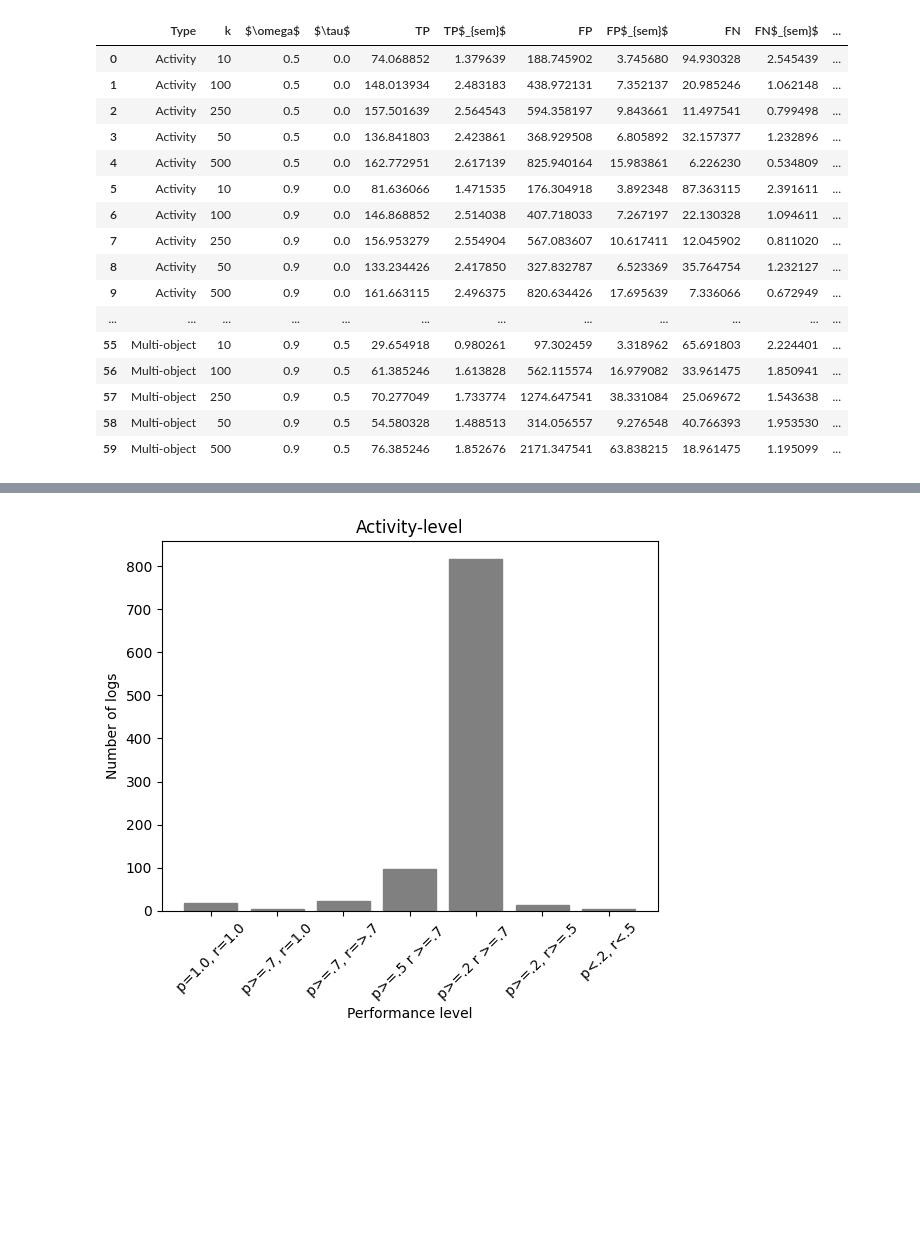
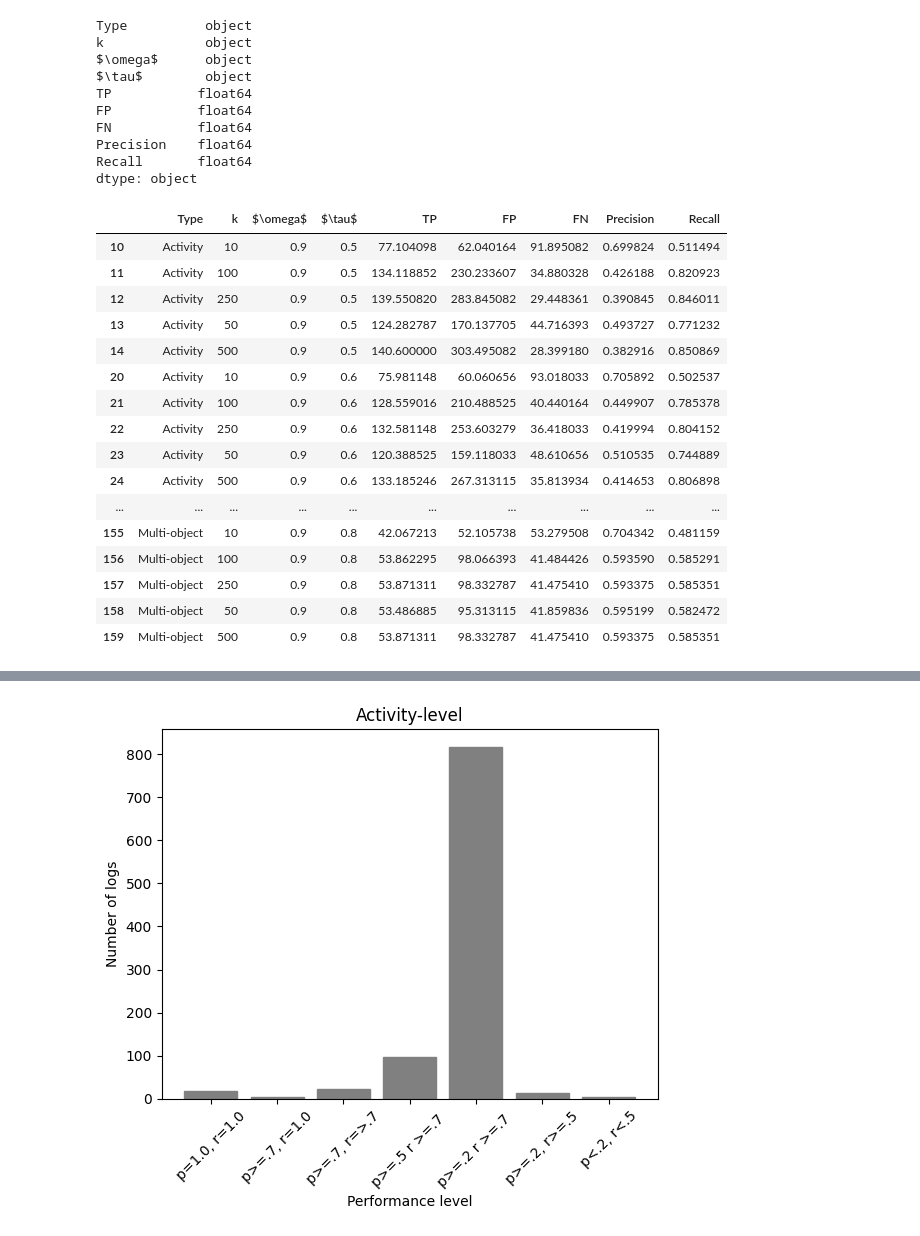
Before and after one commit to a-rebmann/semantic-constraint-miner, a Jupyter notebook: notebooks/evaluation_results.ipynb, the cells around one changed output, grey strips where cells are left out. Cells and saved outputs as stored; diff of their text form; code cells hidden in the pictures; blank space fills up the shorter version.

```diff
--- a/notebooks/evaluation_results.ipynb
+++ b/notebooks/evaluation_results.ipynb
@@ -182,35 +119,52 @@ table_df = pd.DataFrame({
     '$\omega$': omega_column,
     '$\tau$': tau_column,
     'TP': tp_column,
-    'TP$_{sem}$': tp_column_sem,
+    #'TP$_{sem}$': tp_column_sem,
     'FP': fp_column,
-    'FP$_{sem}$': fp_column_sem,
+    #'FP$_{sem}$': fp_column_sem,
     'FN': fn_column,
-    'FN$_{sem}$': fn_column_sem,
+    #'FN$_{sem}$': fn_column_sem,
     'Precision': prec_column,
-    'Precision$_{sem}$': prec_column_sem,
+    #'Precision$_{sem}$': prec_column_sem,
     'Recall': rec_column,
-    'Recall$_{sem}$': rec_column_sem
+    #'Recall$_{sem}$': rec_column_sem
 })
 table_df#['Recall$_{sem}$'].max()
+table_df.dtypes
 # %% [output]
-|  | Type | k | $\omega$ | $\tau$ | TP | TP$_{sem}$ | FP | FP$_{sem}$ | FN | FN$_{sem}$ | ... |
-| 0 | Activity | 10 | 0.5 | 0.0 | 74.068852 | 1.379639 | 188.745902 | 3.745680 | 94.930328 | 2.545439 | ... |
-| 1 | Activity | 100 | 0.5 | 0.0 | 148.013934 | 2.483183 | 438.972131 | 7.352137 | 20.985246 | 1.062148 | ... |
-| 2 | Activity | 250 | 0.5 | 0.0 | 157.501639 | 2.564543 | 594.358197 | 9.843661 | 11.497541 | 0.799498 | ... |
-| 3 | Activity | 50 | 0.5 | 0.0 | 136.841803 | 2.423861 | 368.929508 | 6.805892 | 32.157377 | 1.232896 | ... |
-| 4 | Activity | 500 | 0.5 | 0.0 | 162.772951 | 2.617139 | 825.940164 | 15.983861 | 6.226230 | 0.534809 | ... |
-| 5 | Activity | 10 | 0.9 | 0.0 | 81.636066 | 1.471535 | 176.304918 | 3.892348 | 87.363115 | 2.391611 | ... |
-| 6 | Activity | 100 | 0.9 | 0.0 | 146.868852 | 2.514038 | 407.718033 | 7.267197 | 22.130328 | 1.094611 | ... |
-| 7 | Activity | 250 | 0.9 | 0.0 | 156.953279 | 2.554904 | 567.083607 | 10.617411 | 12.045902 | 0.811020 | ... |
-| 8 | Activity | 50 | 0.9 | 0.0 | 133.234426 | 2.417850 | 327.832787 | 6.523369 | 35.764754 | 1.232127 | ... |
-| 9 | Activity | 500 | 0.9 | 0.0 | 161.663115 | 2.496375 | 820.634426 | 17.695639 | 7.336066 | 0.672949 | ... |
-| ... | ... | ... | ... | ... | ... | ... | ... | ... | ... | ... | ... |
-| 55 | Multi-object | 10 | 0.9 | 0.5 | 29.654918 | 0.980261 | 97.302459 | 3.318962 | 65.691803 | 2.224401 | ... |
-| 56 | Multi-object | 100 | 0.9 | 0.5 | 61.385246 | 1.613828 | 562.115574 | 16.979082 | 33.961475 | 1.850941 | ... |
-| 57 | Multi-object | 250 | 0.9 | 0.5 | 70.277049 | 1.733774 | 1274.647541 | 38.331084 | 25.069672 | 1.543638 | ... |
-| 58 | Multi-object | 50 | 0.9 | 0.5 | 54.580328 | 1.488513 | 314.056557 | 9.276548 | 40.766393 | 1.953530 | ... |
-| 59 | Multi-object | 500 | 0.9 | 0.5 | 76.385246 | 1.852676 | 2171.347541 | 63.838215 | 18.961475 | 1.195099 | ... |
+Type          object
+k             object
+$\omega$      object
+$\tau$        object
+TP           float64
+FP           float64
+FN           float64
+Precision    float64
+Recall       float64
+dtype: object
+# %%
+# Only when semantic similarity weight is 0.9
+table_df = table_df[(table_df["$\omega$"].str.contains("0.9")) & (table_df["$\tau$"].isin(["0.5","0.6","0.7","0.8"]))]
+pd.set_option('display.max_rows', None)
+table_df
+# %% [output]
+|  | Type | k | $\omega$ | $\tau$ | TP | FP | FN | Precision | Recall |
+| 10 | Activity | 10 | 0.9 | 0.5 | 77.104098 | 62.040164 | 91.895082 | 0.699824 | 0.511494 |
+| 11 | Activity | 100 | 0.9 | 0.5 | 134.118852 | 230.233607 | 34.880328 | 0.426188 | 0.820923 |
+| 12 | Activity | 250 | 0.9 | 0.5 | 139.550820 | 283.845082 | 29.448361 | 0.390845 | 0.846011 |
+| 13 | Activity | 50 | 0.9 | 0.5 | 124.282787 | 170.137705 | 44.716393 | 0.493727 | 0.771232 |
+| 14 | Activity | 500 | 0.9 | 0.5 | 140.600000 | 303.495082 | 28.399180 | 0.382916 | 0.850869 |
+| 20 | Activity | 10 | 0.9 | 0.6 | 75.981148 | 60.060656 | 93.018033 | 0.705892 | 0.502537 |
+| 21 | Activity | 100 | 0.9 | 0.6 | 128.559016 | 210.488525 | 40.440164 | 0.449907 | 0.785378 |
+| 22 | Activity | 250 | 0.9 | 0.6 | 132.581148 | 253.603279 | 36.418033 | 0.419994 | 0.804152 |
+| 23 | Activity | 50 | 0.9 | 0.6 | 120.388525 | 159.118033 | 48.610656 | 0.510535 | 0.744889 |
+| 24 | Activity | 500 | 0.9 | 0.6 | 133.185246 | 267.313115 | 35.813934 | 0.414653 | 0.806898 |
+| ... | ... | ... | ... | ... | ... | ... | ... | ... | ... |
+| 155 | Multi-object | 10 | 0.9 | 0.8 | 42.067213 | 52.105738 | 53.279508 | 0.704342 | 0.481159 |
+| 156 | Multi-object | 100 | 0.9 | 0.8 | 53.862295 | 98.066393 | 41.484426 | 0.593590 | 0.585291 |
+| 157 | Multi-object | 250 | 0.9 | 0.8 | 53.871311 | 98.332787 | 41.475410 | 0.593375 | 0.585351 |
+| 158 | Multi-object | 50 | 0.9 | 0.8 | 53.486885 | 95.313115 | 41.859836 | 0.595199 | 0.582472 |
+| 159 | Multi-object | 500 | 0.9 | 0.8 | 53.871311 | 98.332787 | 41.475410 | 0.593375 | 0.585351 |
 # %%
 print(table_df.to_latex(index_names=False, index=False, float_format="%.2f"))
 # %% [output]
```
Also changed, not shown: parts of 14 cells of this notebook, 3 other files.
